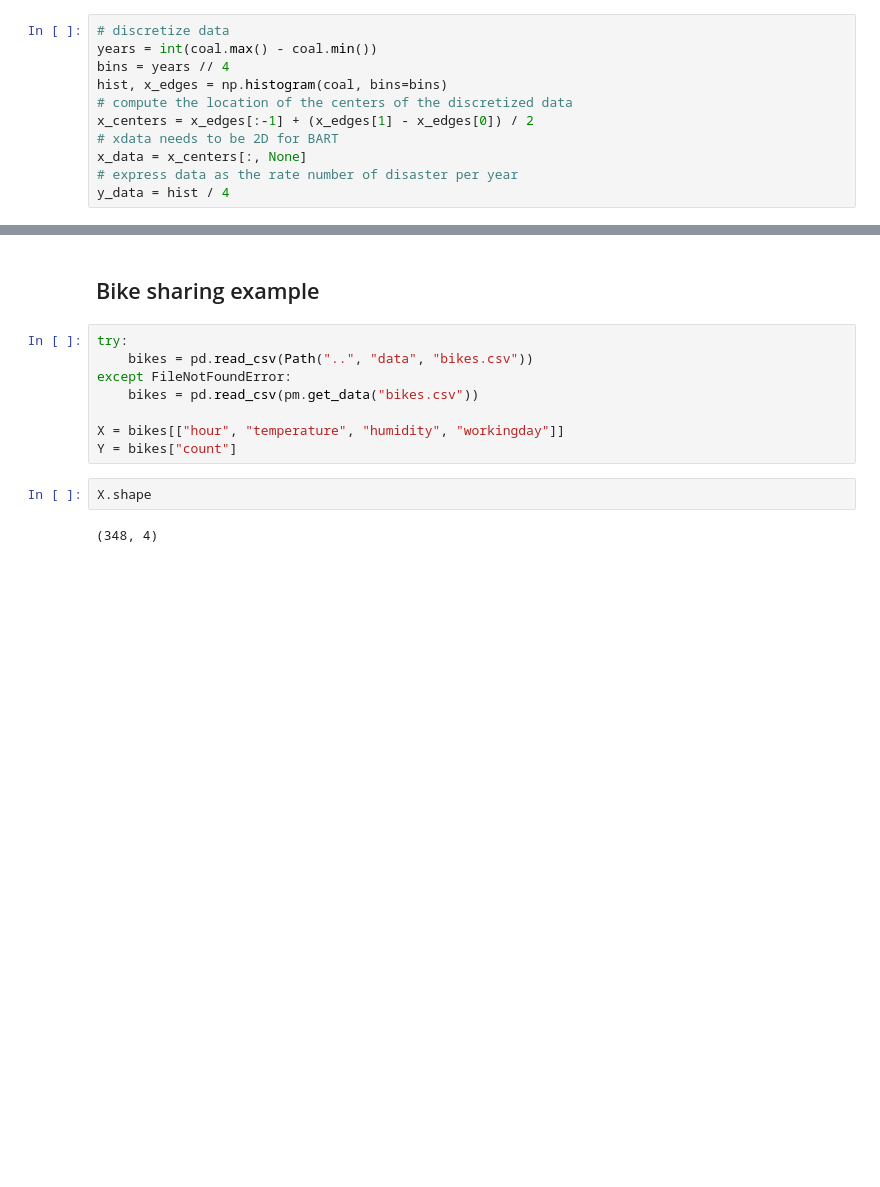
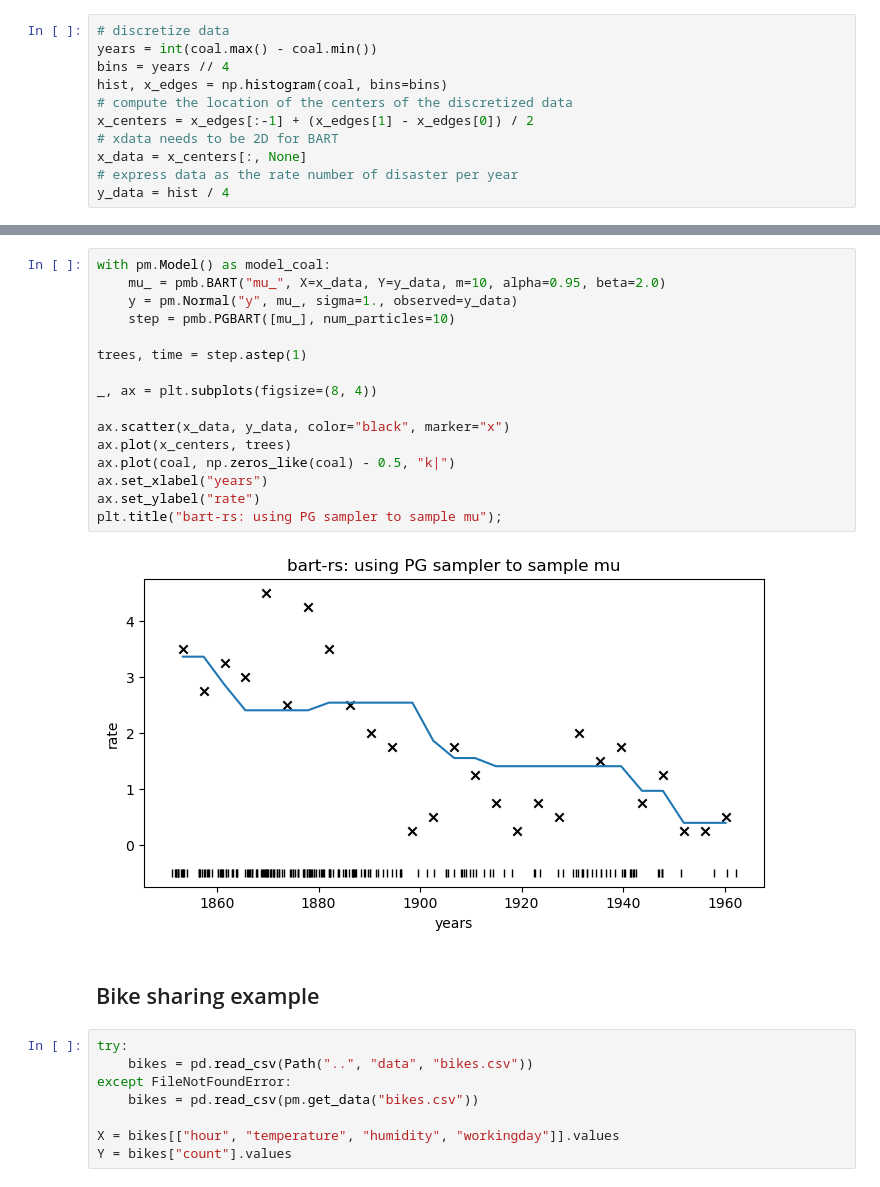
Before and after one commit to GStechschulte/bart-rs, a Jupyter notebook: examples/test_rust_bart.ipynb, the cells around one changed output, grey strips where cells are left out. Saved outputs shown, nothing was run; the diff lists cells and outputs as text; blank space fills up the shorter version.

```diff
--- a/examples/test_rust_bart.ipynb
+++ b/examples/test_rust_bart.ipynb
@@ -71,3 +74,21 @@ ax.set_ylabel("rate");
+# %%
+with pm.Model() as model_coal:
+    mu_ = pmb.BART("mu_", X=x_data, Y=y_data, m=10, alpha=0.95, beta=2.0)
+    y = pm.Normal("y", mu_, sigma=1., observed=y_data)
+    step = pmb.PGBART([mu_], num_particles=10)
+
+trees, time = step.astep(1)
+
+_, ax = plt.subplots(figsize=(8, 4))
+
+ax.scatter(x_data, y_data, color="black", marker="x")
+ax.plot(x_centers, trees)
+ax.plot(coal, np.zeros_like(coal) - 0.5, "k|")
+ax.set_xlabel("years")
+ax.set_ylabel("rate")
+plt.title("bart-rs: using PG sampler to sample mu");
+# %% [output]
+[figure, added]
 # %% [markdown]
 ## Bike sharing example
 # %%
@@ -76,11 +97,7 @@ try:
 except FileNotFoundError:
     bikes = pd.read_csv(pm.get_data("bikes.csv"))
 
-X = bikes[["hour", "temperature", "humidity", "workingday"]]
-Y = bikes["count"]
+X = bikes[["hour", "temperature", "humidity", "workingday"]].values
+Y = bikes["count"].values
-# %%
-X.shape
-# %% [output]
-(348, 4)
 # %%
 with pm.Model() as model_bikes:
```
Also changed, not shown: parts of 14 cells of this notebook, 3 other files.
